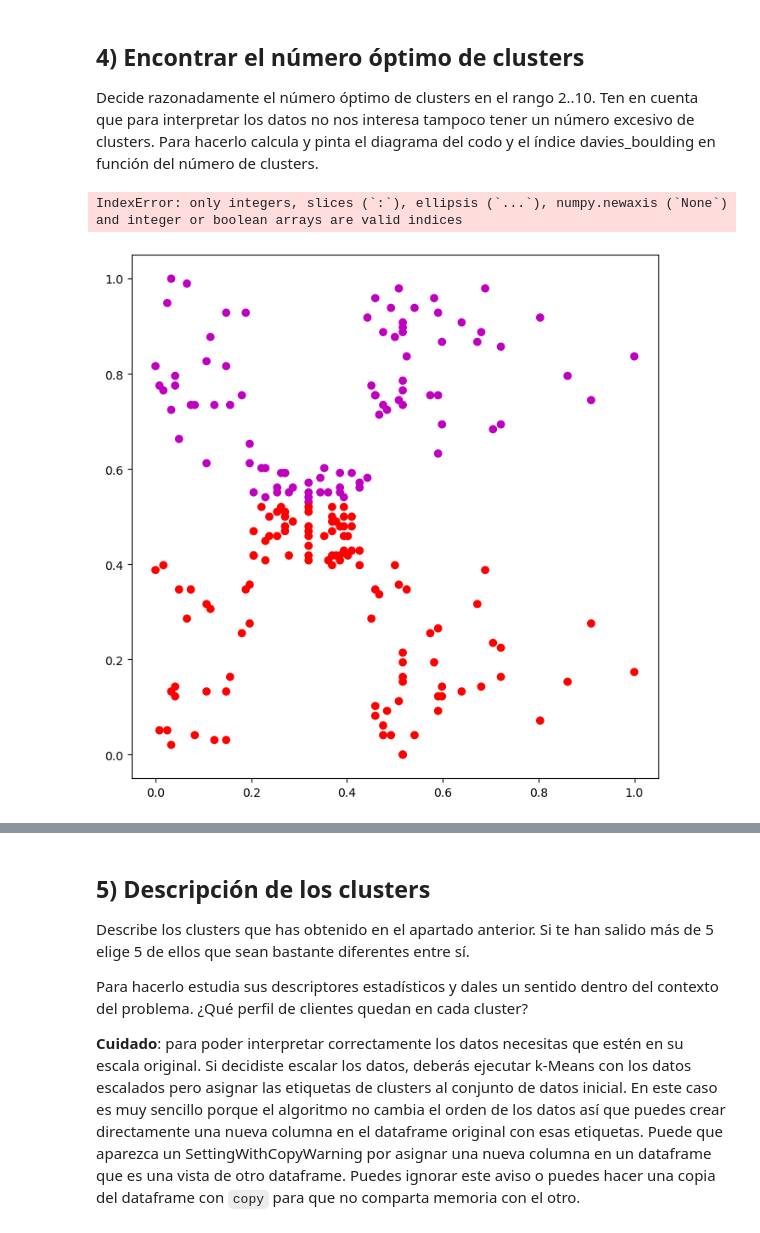
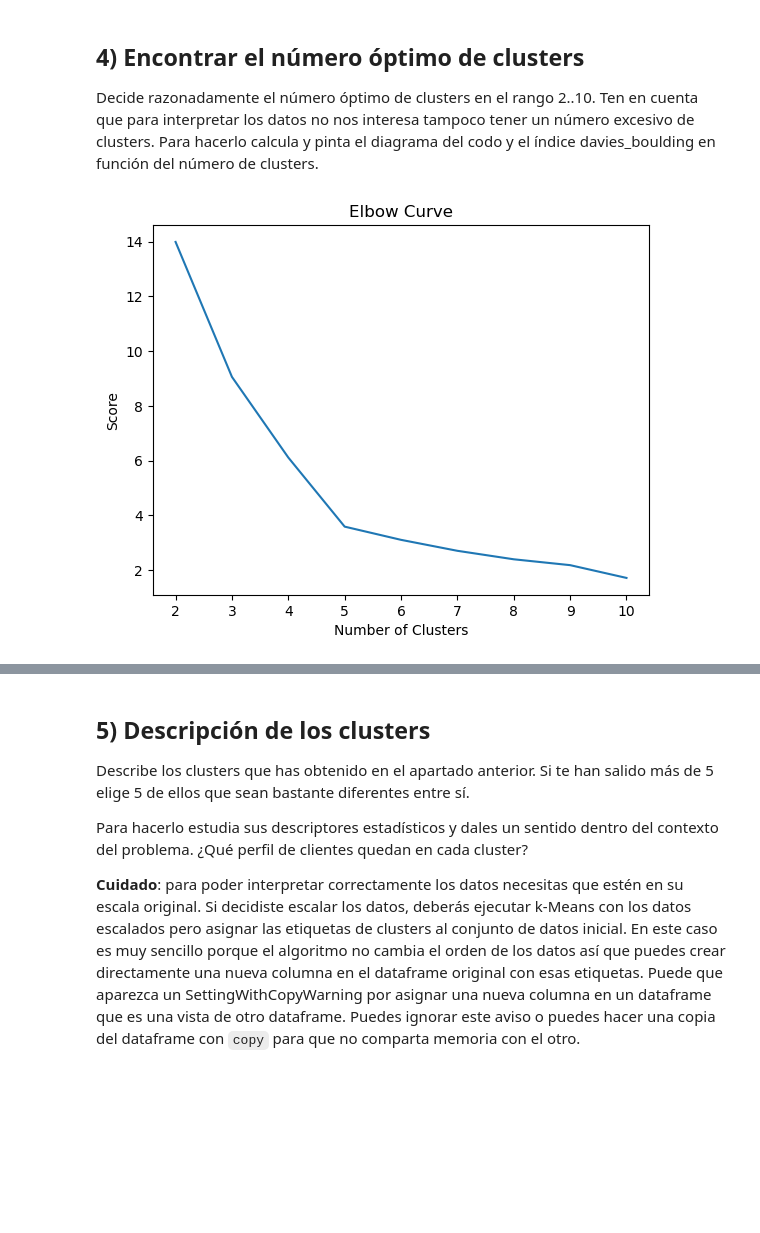
Before and after one commit to ALK222/IA2, a Jupyter notebook: labs/lab2/P2_ap1_clustering_enunciado.ipynb, the cells around one changed output, grey strips where cells are left out. Cells and saved outputs as stored; diff of their text form; code cells hidden in the pictures; blank space fills up the shorter version.

```diff
--- a/labs/lab2/P2_ap1_clustering_enunciado.ipynb
+++ b/labs/lab2/P2_ap1_clustering_enunciado.ipynb
@@ -220,17 +230,26 @@ def plot_clusters(X, labels=None, centers=None):
-# %%
-NUMCLUSTERS = 5
-
-
-X = df.loc[:, ["Annual Income (minmax)", "Spending Score (minmax)"]]
-
-davies_boulding = np.zeros(NUMCLUSTERS - 2)
-
-for k in range(2, NUMCLUSTERS):
-    km = KMeans(init='random', n_clusters=k, random_state=333)
-    km.fit(X)
-    plot_clusters(X, km.labels_, km.cluster_centers_)
-
-    davies_boulding[k-2] = davies_bouldin_score(X, km.labels_)
-# %% [output]
-IndexError: only integers, slices (`:`), ellipsis (`...`), numpy.newaxis (`None`) and integer or boolean arrays are valid indices
-[figure, removed]
+# %%
+RANDOM_STATE=333
+# %%
+from sklearn.cluster import KMeans
+from sklearn.metrics import davies_bouldin_score, silhouette_score
+
+K_MAX = 11
+score = np.zeros(K_MAX - 2)
+davies_boulding = np.zeros(K_MAX -2)
+silhouette = np.zeros(K_MAX - 2)
+
+for k in range(2, K_MAX):
+    km = KMeans(init="random", n_clusters=k, random_state=RANDOM_STATE)
+    km.fit(df_scaled)
+
+    score[k-2] = -1*km.score(df_scaled)
+    davies_boulding[k-2] = davies_bouldin_score(df_scaled, km.labels_)
+    silhouette[k-2] = silhouette_score(df_scaled, km.labels_)
+# %%
+plt.plot(range(2, K_MAX), score)
+plt.xlabel('Number of Clusters')
+plt.ylabel('Score')
+plt.title('Elbow Curve')
+plt.show()
+# %% [output]
+[figure, added]
```
Also changed, not shown: parts of 12 cells of this notebook.
